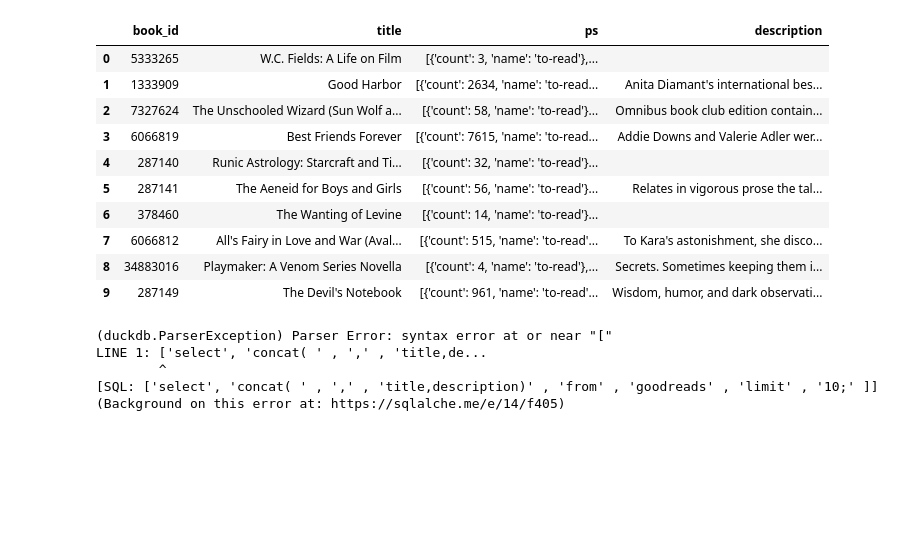
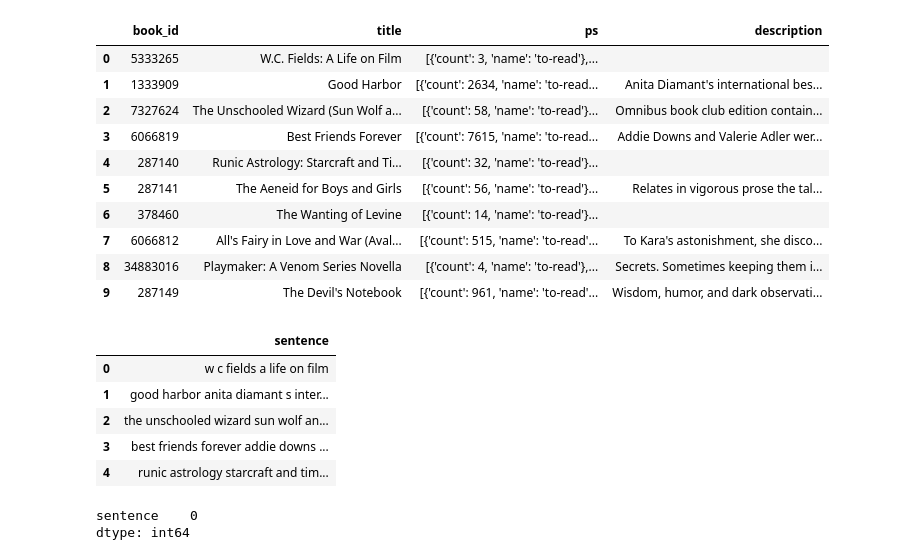
Before and after one commit to veekaybee/viberary, a Jupyter notebook: notebooks/05_duckdb_0.7.1.ipynb, the cells around one changed output. Drawn from its saved outputs; the diff is of its cells as text; code cells hidden in the pictures; blank space fills up the shorter version.

```diff
--- a/notebooks/05_duckdb_0.7.1.ipynb
+++ b/notebooks/05_duckdb_0.7.1.ipynb
@@ -77,24 +101,28 @@ duckdb: 0.7.1
 | 7 | 6066812 | All's Fairy in Love and War (Aval... | [{'count': 515, 'name': 'to-read'... | To Kara's astonishment, she disco... |
 | 8 | 34883016 | Playmaker: A Venom Series Novella | [{'count': 4, 'name': 'to-read'},... | Secrets. Sometimes keeping them i... |
 | 9 | 287149 | The Devil's Notebook | [{'count': 961, 'name': 'to-read'... | Wisdom, humor, and dark observati... |
-# %%
-# This will not work with SQL magic because of this:
-# https://github.com/catherinedevlin/ipython-sql/blob/master/src/sql/parse.py#L89
-
-query=r"""select concat(' ' , title,description) from goodreads limit 10;"""
-sq = shlex.split(query,posix=True)
-
-%sql $sq
-# %% [output]
-(duckdb.ParserException) Parser Error: syntax error at or near "["
-LINE 1: ['select', 'concat( ' , ',' , 'title,de...
-        ^
-[SQL: ['select', 'concat( ' , ',' , 'title,description)' , 'from' , 'goodreads' , 'limit' , '10;' ]]
-(Background on this error at: https://sqlalche.me/e/14/f405)
 # %%
 # Let's start with title and description as our sentence feature
 
 # we have to connect with pyscopg because the sql magic doesn't allow string literal concatenation due to Posix=
 con = duckdb.connect('viberary.duckdb')
-# create a table and load data into it
-sentences = con.sql("select concat_ws(' ' , title,description) from goodreads limit 10;").df()
+
+# Query the existing goodreads table and clean up formatting
+sentences = con.sql("""select concat_ws(' ' , lower(regexp_replace(title, '[[:^alpha:]]',' ','g')), \
+                    lower(regexp_replace(description, '[[:^alpha:]]',' ','g'))) as sentence from goodreads;""").df()
+# %%
+# Each sentence is a single book
+sentences.head()
+# %% [output]
+|  | sentence |
+| 0 | w c fields a life on film |
+| 1 | good harbor anita diamant s inter... |
+| 2 | the unschooled wizard sun wolf an... |
+| 3 | best friends forever addie downs ... |
+| 4 | runic astrology starcraft and tim... |
+# %%
+# Check for nulls
+sentences.isnull().sum()
+# %% [output]
+sentence    0
+dtype: int64
```
Also changed, not shown: parts of 23 cells of this notebook, 1 other file.
